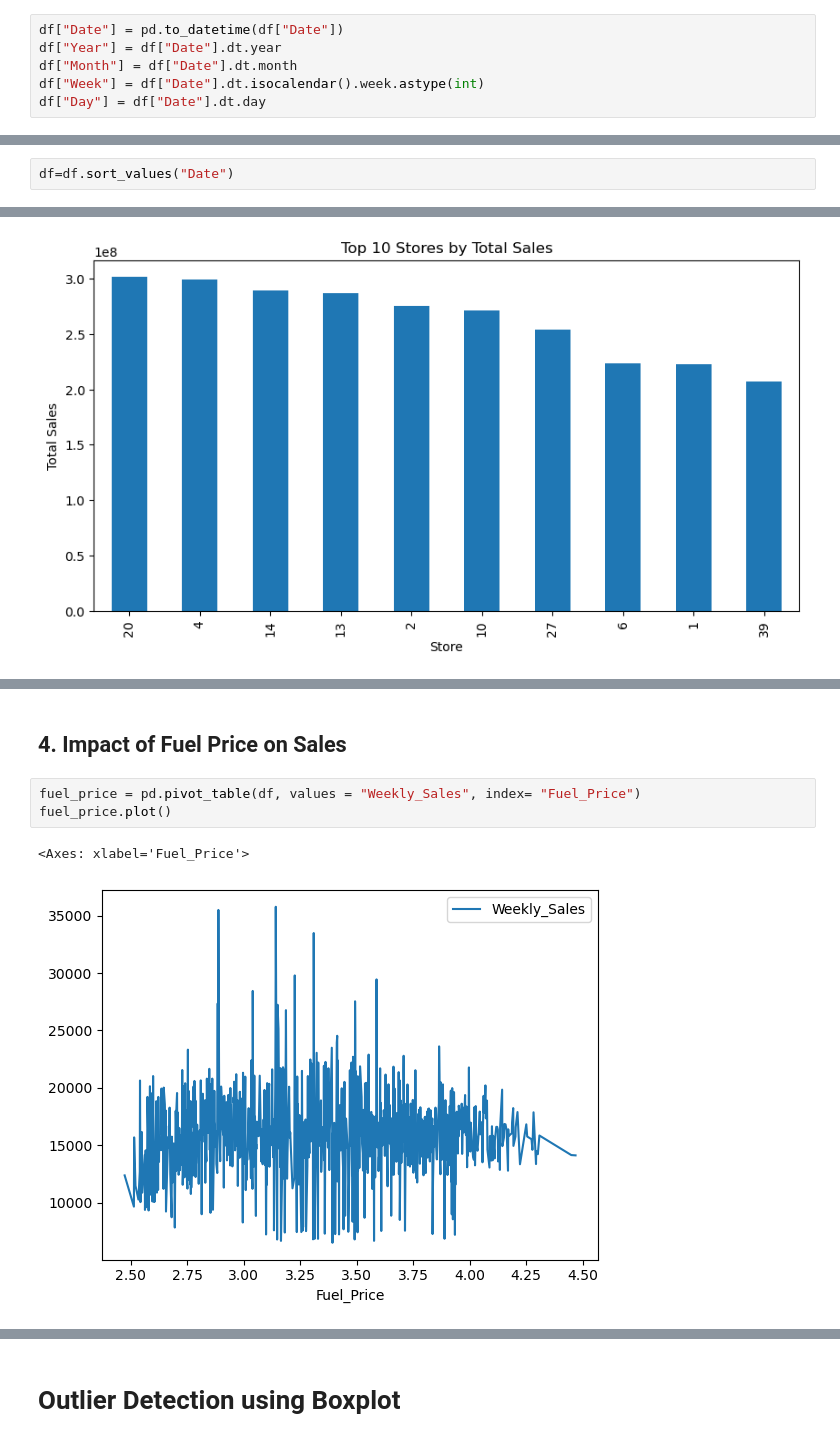
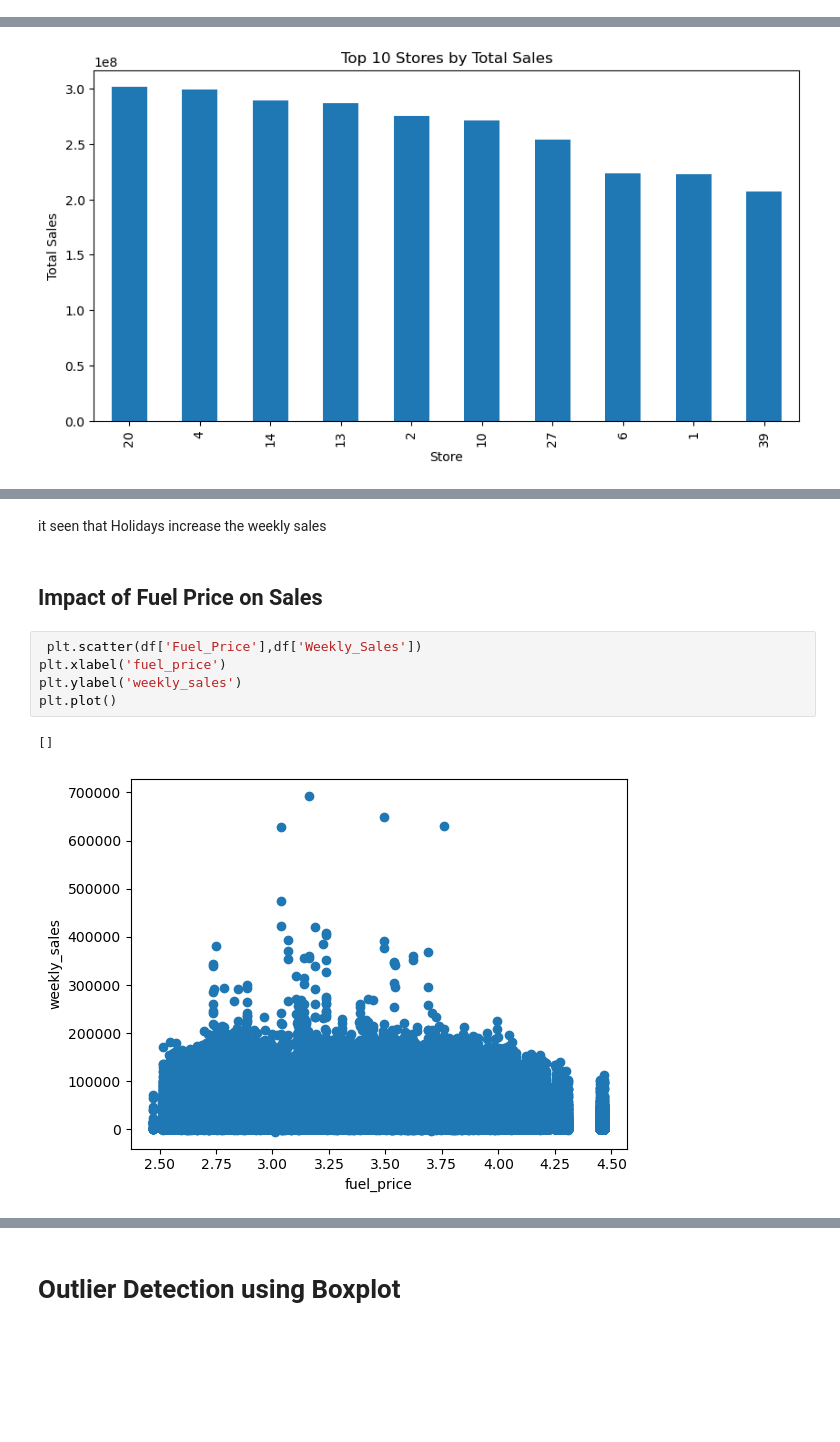
Before and after one commit to GARGI-GHORAI/soil-pollution-diseases, a Jupyter notebook: Walmart Sales Prediction (2).ipynb, the cells around one changed output, grey strips where cells are left out. Drawn from its saved outputs; the diff is of its cells as text; blank space fills up the shorter version.

```diff
--- a/Walmart Sales Prediction (2).ipynb
+++ b/Walmart Sales Prediction (2).ipynb
@@ -73,9 +73,3 @@ IsHoliday_y          0
 Type                 0
 Size                 0
 dtype: int64
-# %%
-df["Date"] = pd.to_datetime(df["Date"])
-df["Year"] = df["Date"].dt.year
-df["Month"] = df["Date"].dt.month
-df["Week"] = df["Date"].dt.isocalendar().week.astype(int)
-df["Day"] = df["Date"].dt.day
@@ -88,5 +78,3 @@ df["IsHoliday_y"] = df["IsHoliday_y"].astype(int)
-# %%
-df=df.sort_values("Date")
 # %%
 df.info()
 # %% [output]
@@ -260,9 +261,13 @@ plt.show()
+# %% [markdown]
+it seen that Holidays increase the weekly sales
 # %% [markdown]
-## 4. Impact of Fuel Price on Sales
+##  Impact of Fuel Price on Sales
 # %%
-fuel_price = pd.pivot_table(df, values = "Weekly_Sales", index= "Fuel_Price")
-fuel_price.plot()
+ plt.scatter(df['Fuel_Price'],df['Weekly_Sales'])
+plt.xlabel('fuel_price')
+plt.ylabel('weekly_sales')
+plt.plot()
 # %% [output]
-<Axes: xlabel='Fuel_Price'>
+[]
-[figure, old version]
+[figure, new version]
 # %% [markdown]
```
Also changed, not shown: parts of 66 cells of this notebook.
